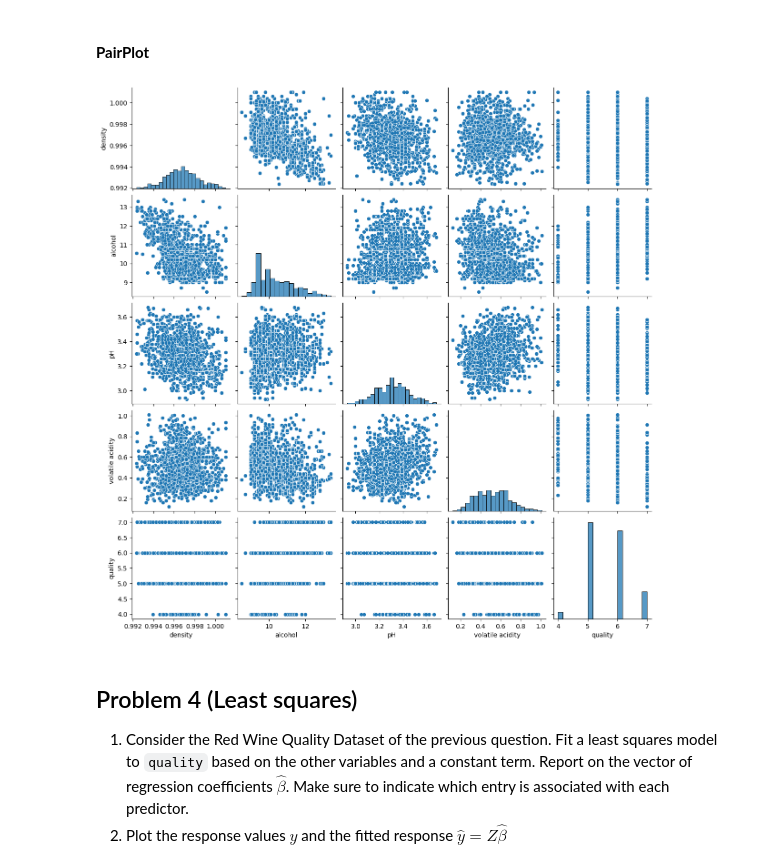
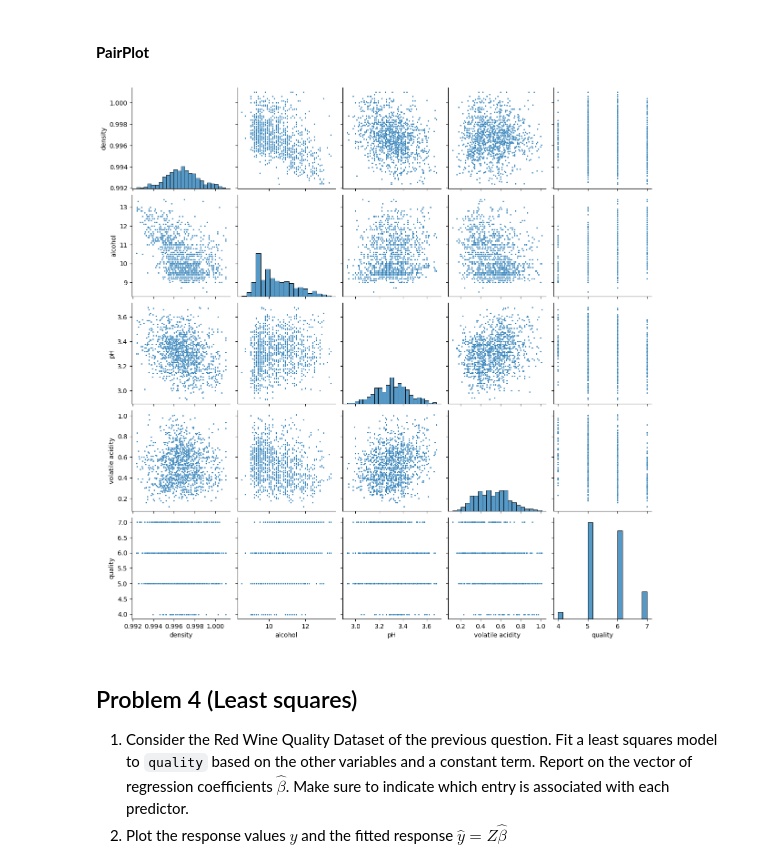
Before and after one commit to BDR2939/Advanced-statistics, a Jupyter notebook: hw1.ipynb, the cells around one changed output. Saved outputs shown, nothing was run; the diff lists cells and outputs as text; code cells hidden in the pictures.

```diff
--- a/hw1.ipynb
+++ b/hw1.ipynb
@@ -269,10 +289,10 @@ plt.show()
 # %% [markdown]
 #### __PairPlot__
 # %%
-sns.pairplot(filtered_data)
+sns.pairplot(filtered_data, plot_kws={"s": 5})
 plt.show()
 # %% [output]
-[figure, old version]
+[figure, new version]
 # %% [markdown]
 ## Problem 4 (Least squares)
 
```
Also changed, not shown: parts of 10 cells of this notebook.
